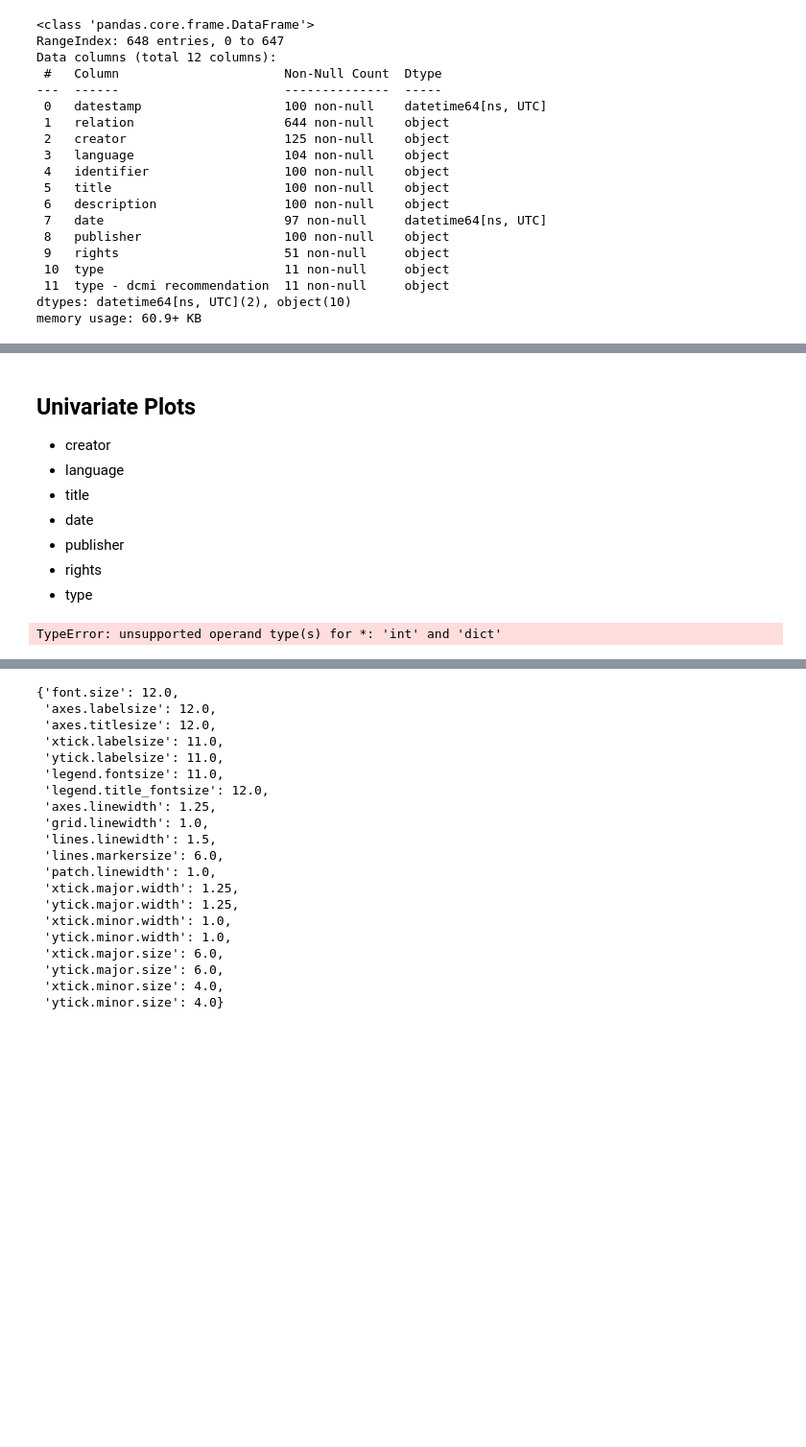
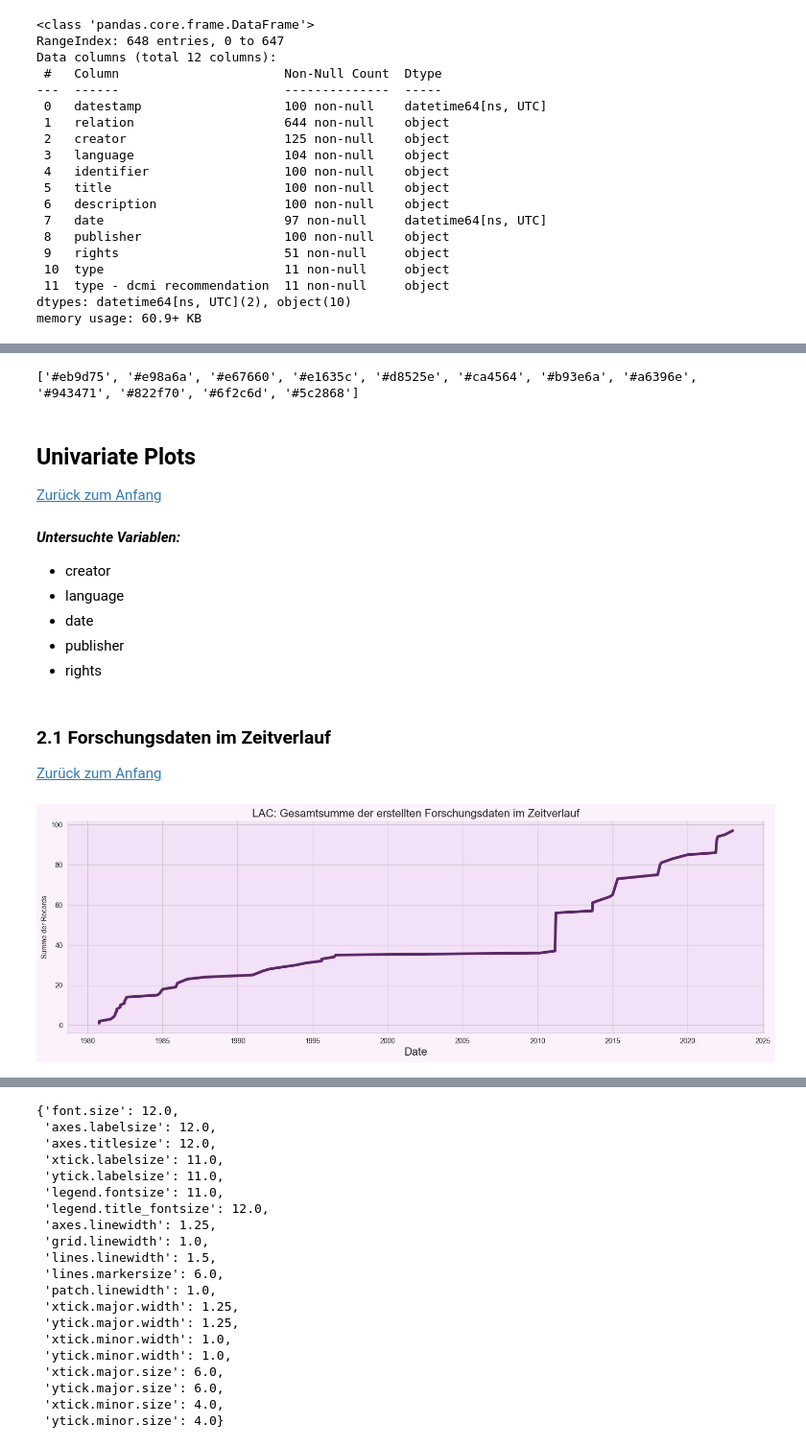
Before and after one commit to MarieMaurerDDM/research_data_repositories, a Jupyter notebook: src/visualizations/visuals_data_lac.ipynb, the cells around one changed output, grey strips where cells are left out. Shown at 96% size. Saved outputs shown, nothing was run; the diff lists cells and outputs as text; code cells hidden in the pictures; blank space fills up the shorter version.

Commit message:
Update visualization notebook LAC

```diff
--- a/src/visualizations/visuals_data_lac.ipynb
+++ b/src/visualizations/visuals_data_lac.ipynb
@@ -44,16 +94,43 @@ data_lac.describe() # statistische Kennzahlen anzeigen
+# %%
+flare_palette = sns.color_palette("flare", 12, as_cmap=False)
+flare_hex = flare_palette.as_hex()
+print(flare_hex)
+# %% [output]
+['#eb9d75', '#e98a6a', '#e67660', '#e1635c', '#d8525e', '#ca4564', '#b93e6a', '#a6396e', '#943471', '#822f70', '#6f2c6d', '#5c2868']
+# %% [markdown]
+
+<a id="2"></a>
+## Univariate Plots
+
+[Zurück zum Anfang](#0)
 # %% [markdown]
-## Univariate Plots
+***Untersuchte Variablen:***
 
 - creator
 - language
-- title
 - date
 - publisher
 - rights
-- type
-# %%
-sns.set_theme(style='whitegrid') # seaborn-Design setzen
-sns.set_context('notebook', {'grid.linewidth': 0.5}) # seaborn-Design setzen
-sns.displot(data_lac, x='date', bins=20, color = 'purple') # Histogramm der Zeitangaben
-# %% [output]
-TypeError: unsupported operand type(s) for *: 'int' and 'dict'
+# %% [markdown]
+<a id="2.1"></a>
+### 2.1 Forschungsdaten im Zeitverlauf
+[Zurück zum Anfang](#0)
+# %%
+daily_counts = data_lac.groupby(data_lac['date'].dt.date).size().reset_index(name='count')# Gruppieren und Zählen der Records nach Datum
+daily_counts['cumulative_count'] = daily_counts['count'].cumsum() # Berechnen der kumulativen Summe
+
+
+sns.set_style('whitegrid', {'axes.facecolor':'#f3e1f7', 'figure.facecolor': '#fbf2fc' }) # Style des Plots anpassen
+
+# Plot der kumulativen Summe der Records über die Zeit
+sns.relplot(daily_counts, x='date', y='cumulative_count', kind='line',
+height=5, aspect=3, errorbar = None, color='#5c2868', linewidth=4)
+
+
+plt.title('LAC: Gesamtsumme der erstellten Forschungsdaten im Zeitverlauf', fontsize=16)
+plt.xlabel('Date', fontsize=16)
+plt.ylabel('Summe der Records')
+# plt.xticks(rotation=45)
+plt.show()
+# %% [output]
+[figure, added]
```
Also changed, not shown: parts of 25 cells of this notebook.
